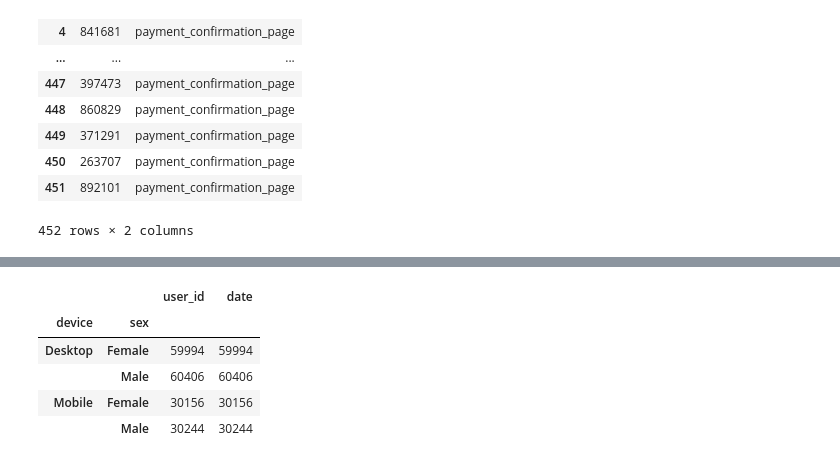
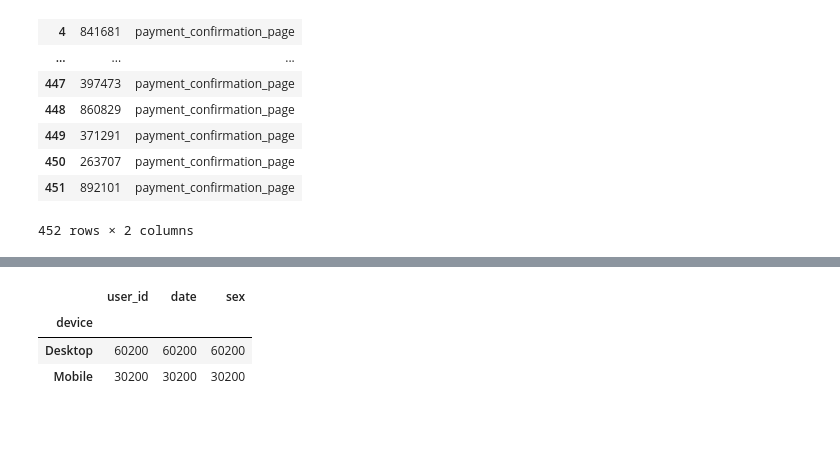
Before and after one commit to rylewww/Sales-Funnel-Analysis, a Jupyter notebook: Assessment-RL.ipynb, the cells around one changed output, grey strips where cells are left out. Cells and saved outputs as stored; diff of their text form; code cells hidden in the pictures; blank space fills up the shorter version.

```diff
--- a/Assessment-RL.ipynb
+++ b/Assessment-RL.ipynb
@@ -171,12 +186,10 @@ sales = pd.read_sql('SELECT Users.user_id, Users.date, Users.device, Users.sex F
 # %%
-visit.groupby(['device','sex']).count()
+visit.groupby(['device']).count()
 # %% [output]
-|  |  | user_id | date |
-| device | sex |  |  |
-| Desktop | Female | 59994 | 59994 |
-|  | Male | 60406 | 60406 |
-| Mobile | Female | 30156 | 30156 |
-|  | Male | 30244 | 30244 |
+|  | user_id | date | sex |
+| device |  |  |  |
+| Desktop | 60200 | 60200 | 60200 |
+| Mobile | 30200 | 30200 | 30200 |
 # %%
 searched.groupby(['device','sex']).count()
 # %% [output]
```
Also changed, not shown: parts of 31 cells of this notebook.
